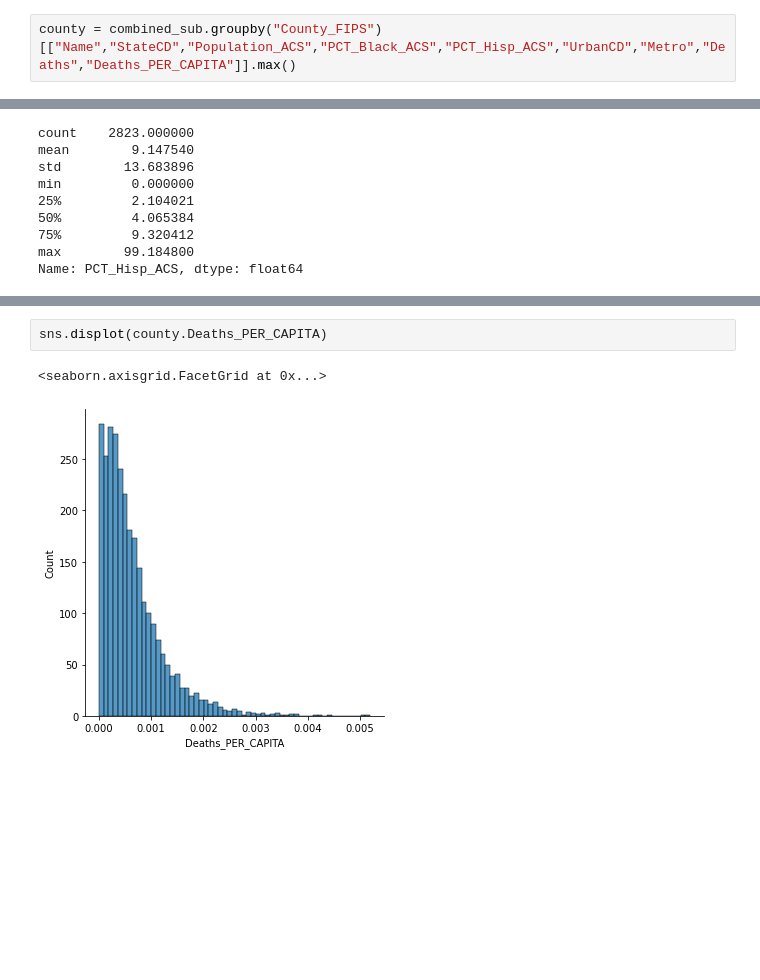
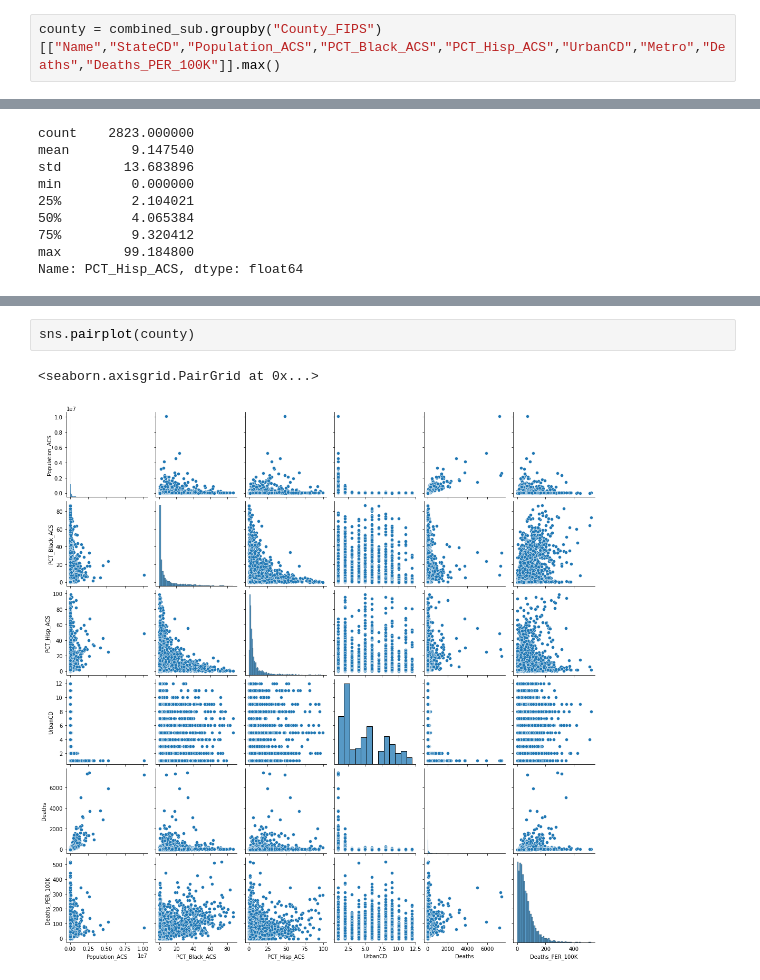
Before and after one commit to pballent/hia-covid, a Jupyter notebook: hia_covid_python_exploration/Combined_Data_Exploration.ipynb, the cells around one changed output, grey strips where cells are left out. Saved outputs shown, nothing was run; the diff lists cells and outputs as text; blank space fills up the shorter version.

```diff
--- a/hia_covid_python_exploration/Combined_Data_Exploration.ipynb
+++ b/hia_covid_python_exploration/Combined_Data_Exploration.ipynb
@@ -35,7 +35,7 @@ list(combined_sub.columns)
 # %% [markdown]
 ## Examine per-county distributions
 # %%
-county = combined_sub.groupby("County_FIPS")[["Name","StateCD","Population_ACS","PCT_Black_ACS","PCT_Hisp_ACS","UrbanCD","Metro","Deaths","Deaths_PER_CAPITA"]].max()
+county = combined_sub.groupby("County_FIPS")[["Name","StateCD","Population_ACS","PCT_Black_ACS","PCT_Hisp_ACS","UrbanCD","Metro","Deaths","Deaths_PER_100K"]].max()
 # %%
 county = pd.DataFrame(county) #.reset_index(inplace=True)
 # %%
@@ -102,8 +106,8 @@ county[(county.Deaths_PER_CAPITA >= county.Deaths_PER_CAPITA.max()/2)]
 # %%
-sns.displot(county.Deaths_PER_CAPITA)
+sns.pairplot(county)
 # %% [output]
-<seaborn.axisgrid.FacetGrid at 0x...>
+<seaborn.axisgrid.PairGrid at 0x...>
-[figure, old version]
+[figure, new version]
 # %%
 county[county.Metro.isna() == True]
 # %% [output]
```
Also changed, not shown: parts of 7 cells of this notebook, 3 other files.
